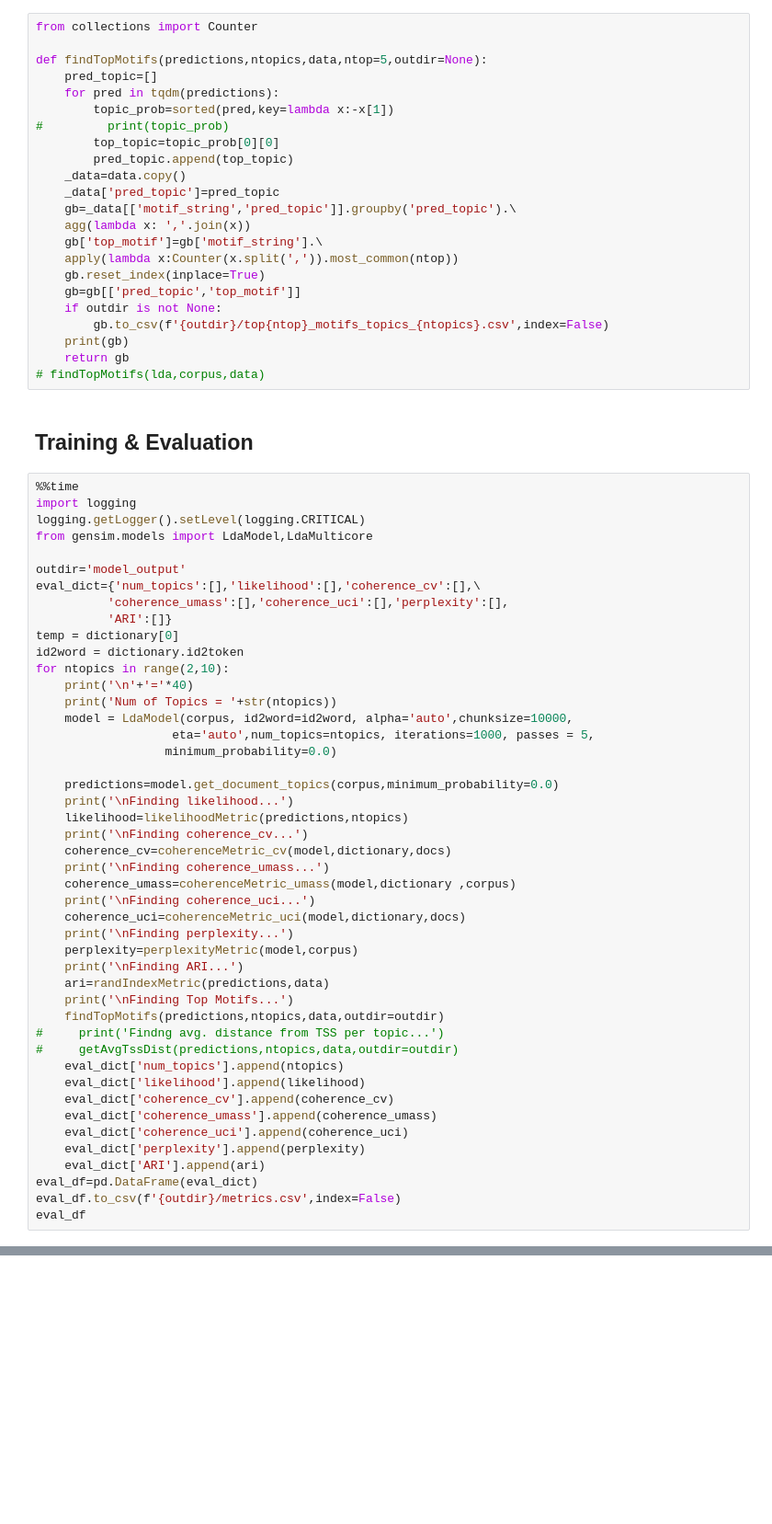
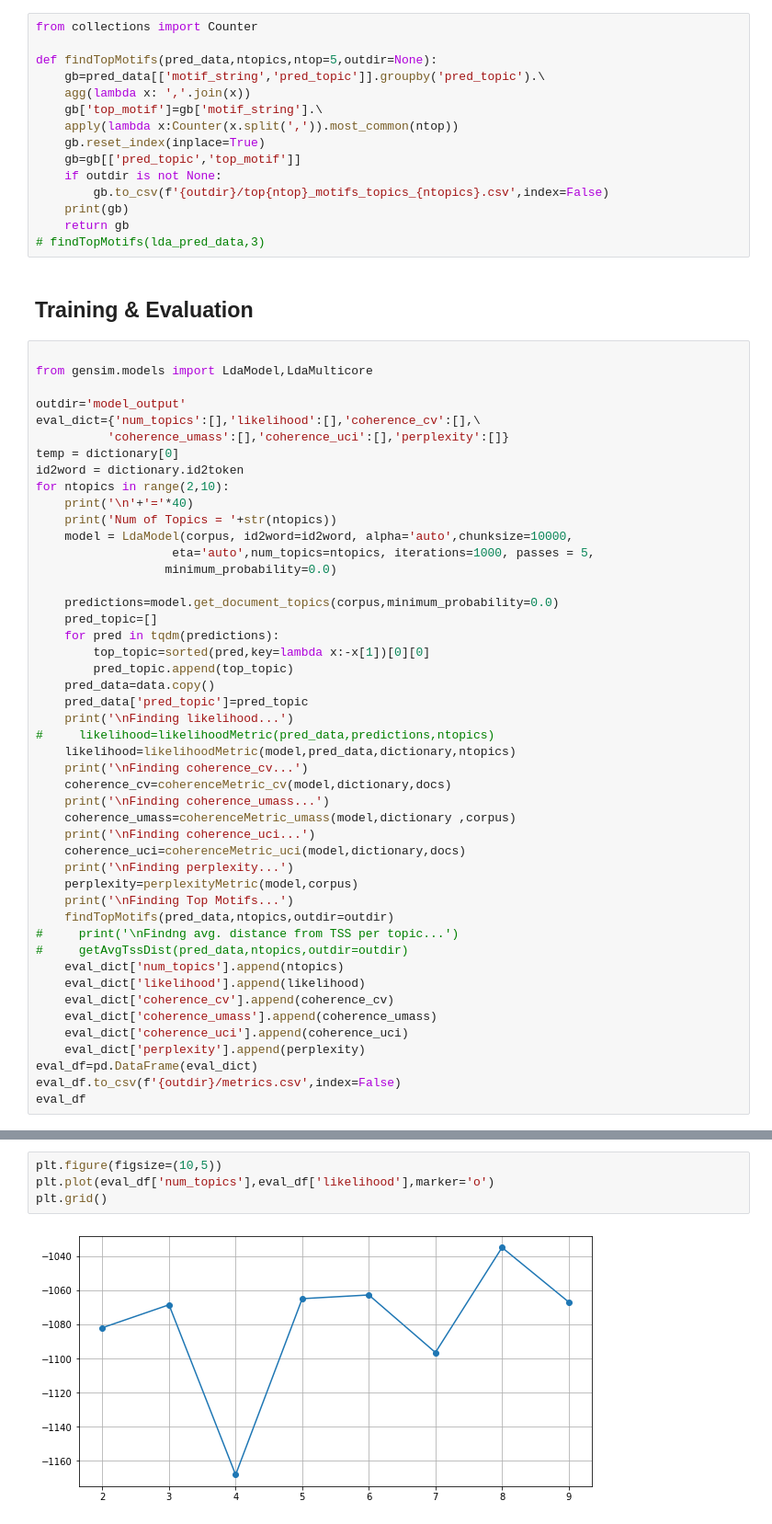
Before and after one commit to siddharth-ncl-work/leelavati_narlikar_project, a Jupyter notebook: example.fa/model_training.ipynb, the cells around one changed output, grey strips where cells are left out. Shown: that part at 92% size. Cells and saved outputs as stored; diff of their text form; blank space fills up the shorter version.

```diff
--- a/example.fa/model_training.ipynb
+++ b/example.fa/model_training.ipynb
@@ -189,16 +239,8 @@ def randIndexMetric(predictions,data):
 # %%
 from collections import Counter
 
-def findTopMotifs(predictions,ntopics,data,ntop=5,outdir=None):
-    pred_topic=[]
-    for pred in tqdm(predictions):
-        topic_prob=sorted(pred,key=lambda x:-x[1])
-#         print(topic_prob)
-        top_topic=topic_prob[0][0]
-        pred_topic.append(top_topic)
-    _data=data.copy()
-    _data['pred_topic']=pred_topic
-    gb=_data[['motif_string','pred_topic']].groupby('pred_topic').\
+def findTopMotifs(pred_data,ntopics,ntop=5,outdir=None):
+    gb=pred_data[['motif_string','pred_topic']].groupby('pred_topic').\
     agg(lambda x: ','.join(x))
     gb['top_motif']=gb['motif_string'].\
     apply(lambda x:Counter(x.split(',')).most_common(ntop))
@@ -208,19 +250,16 @@ def findTopMotifs(predictions,ntopics,data,ntop=5,outdir=None):
         gb.to_csv(f'{outdir}/top{ntop}_motifs_topics_{ntopics}.csv',index=False)
     print(gb)
     return gb
-# findTopMotifs(lda,corpus,data)
+# findTopMotifs(lda_pred_data,3)
 # %% [markdown]
 ## Training & Evaluation
 # %%
-%%time
-import logging
-logging.getLogger().setLevel(logging.CRITICAL)
+
 from gensim.models import LdaModel,LdaMulticore
 
 outdir='model_output'
 eval_dict={'num_topics':[],'likelihood':[],'coherence_cv':[],\
-          'coherence_umass':[],'coherence_uci':[],'perplexity':[],
-          'ARI':[]}
+          'coherence_umass':[],'coherence_uci':[],'perplexity':[]}
 temp = dictionary[0]
 id2word = dictionary.id2token
 for ntopics in range(2,10):
@@ -231,8 +270,15 @@ for ntopics in range(2,10):
                   minimum_probability=0.0)
 
     predictions=model.get_document_topics(corpus,minimum_probability=0.0)
+    pred_topic=[]
+    for pred in tqdm(predictions):
+        top_topic=sorted(pred,key=lambda x:-x[1])[0][0]
+        pred_topic.append(top_topic)
+    pred_data=data.copy()
+    pred_data['pred_topic']=pred_topic
     print('\nFinding likelihood...')
-    likelihood=likelihoodMetric(predictions,ntopics)
+#     likelihood=likelihoodMetric(pred_data,predictions,ntopics)
+    likelihood=likelihoodMetric(model,pred_data,dictionary,ntopics)
     print('\nFinding coherence_cv...')
     coherence_cv=coherenceMetric_cv(model,dictionary,docs)
     print('\nFinding coherence_umass...')
@@ -241,19 +287,16 @@ for ntopics in range(2,10):
     coherence_uci=coherenceMetric_uci(model,dictionary,docs)
     print('\nFinding perplexity...')
     perplexity=perplexityMetric(model,corpus)
-    print('\nFinding ARI...')
-    ari=randIndexMetric(predictions,data)
     print('\nFinding Top Motifs...')
-    findTopMotifs(predictions,ntopics,data,outdir=outdir)
-#     print('Findng avg. distance from TSS per topic...')
-#     getAvgTssDist(predictions,ntopics,data,outdir=outdir)
+    findTopMotifs(pred_data,ntopics,outdir=outdir)
+#     print('\nFindng avg. distance from TSS per topic...')
+#     getAvgTssDist(pred_data,ntopics,outdir=outdir)
     eval_dict['num_topics'].append(ntopics)
     eval_dict['likelihood'].append(likelihood)
     eval_dict['coherence_cv'].append(coherence_cv)
     eval_dict['coherence_umass'].append(coherence_umass)
     eval_dict['coherence_uci'].append(coherence_uci)
     eval_dict['perplexity'].append(perplexity)
-    eval_dict['ARI'].append(ari)
 eval_df=pd.DataFrame(eval_dict)
 eval_df.to_csv(f'{outdir}/metrics.csv',index=False)
 eval_df
@@ -315,3 +382,9 @@ Num of Topics = 4
+# %%
+plt.figure(figsize=(10,5))
+plt.plot(eval_df['num_topics'],eval_df['likelihood'],marker='o')
+plt.grid()
+# %% [output]
+[figure, added]
 # %%
 # #setup logging for trainging metrics
 # import logging
```
Also changed, not shown: parts of 6 cells of this notebook, 28 other files.
